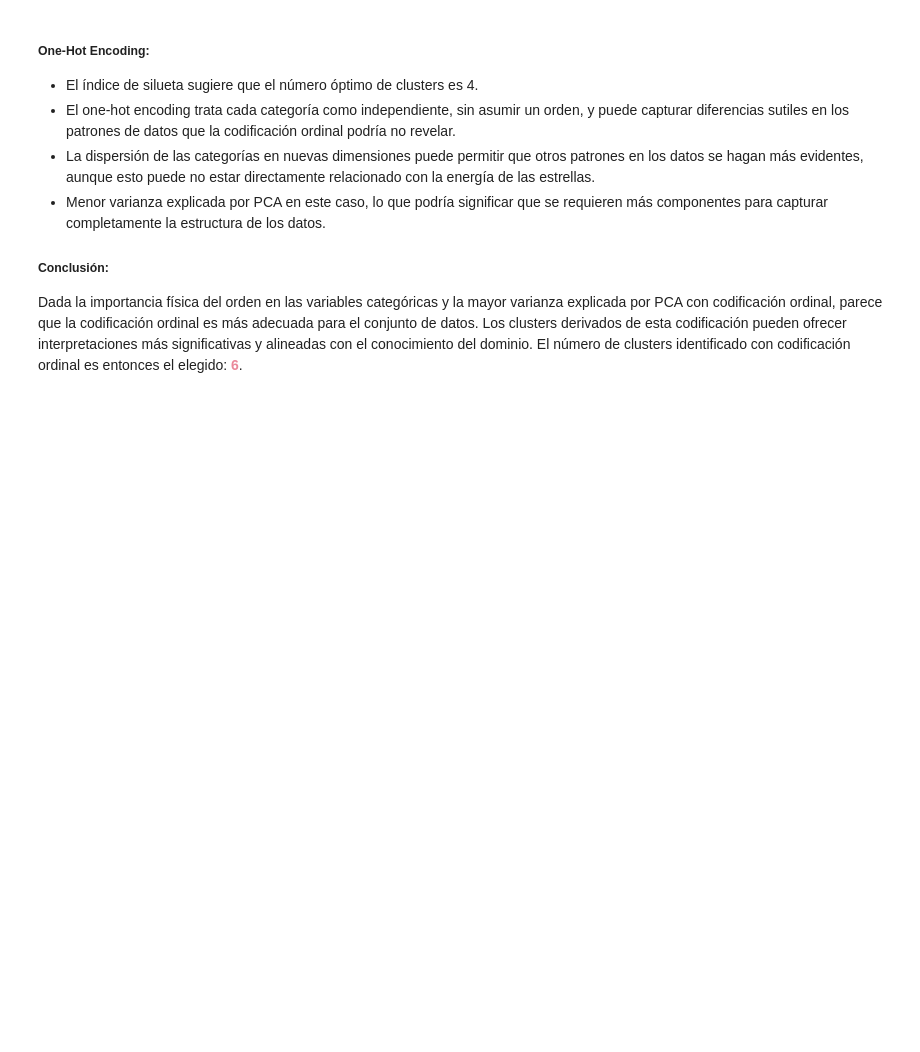
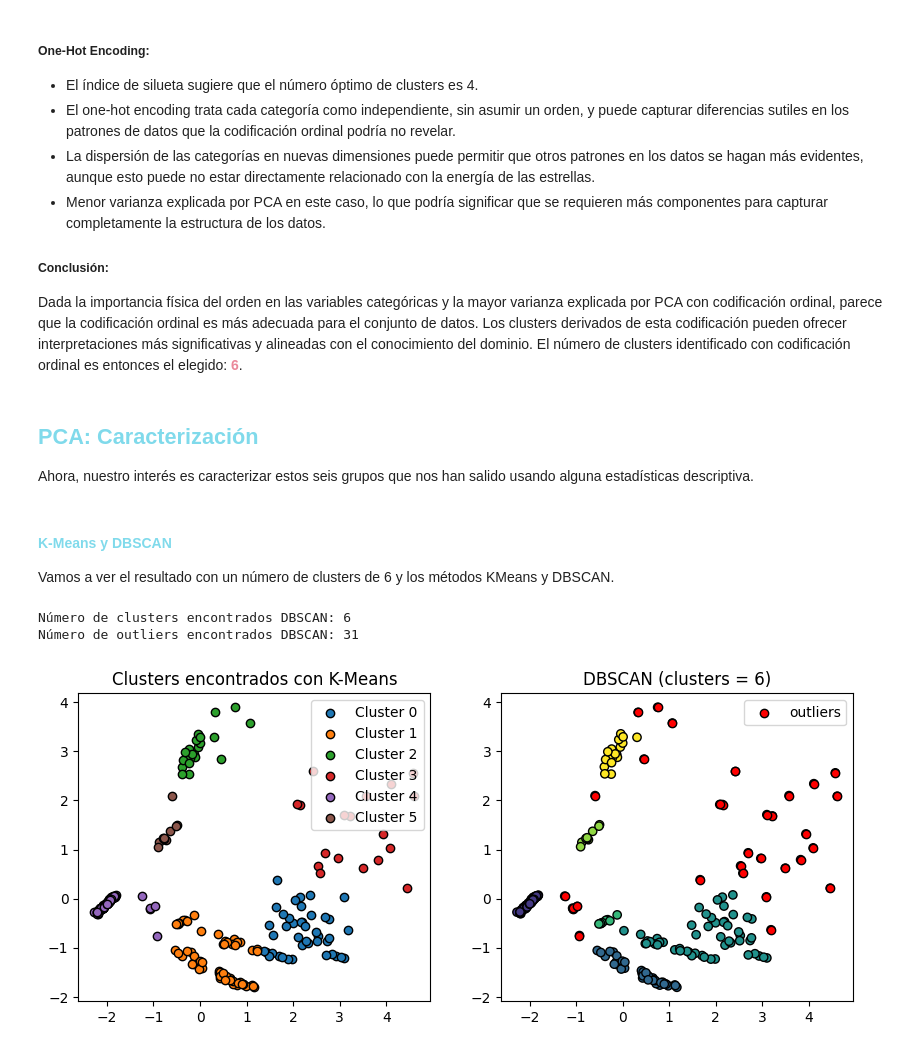
Before and after one commit to NataaNK/Grupo11_Practica2, a Jupyter notebook: main.ipynb, the cells around one changed output. Drawn from its saved outputs; the diff is of its cells as text; code cells hidden in the pictures; blank space fills up the shorter version.

Commit message:
algoritmos disitntos: K-means y DBSCAN

```diff
--- a/main.ipynb
+++ b/main.ipynb
@@ -654,3 +654,74 @@ plt.show()
 
 ##### Conclusión:
 Dada la importancia física del orden en las variables categóricas y la mayor varianza explicada por PCA con codificación ordinal, parece que la codificación ordinal es más adecuada para el conjunto de datos. Los clusters derivados de esta codificación pueden ofrecer interpretaciones más significativas y alineadas con el conocimiento del dominio. El número de clusters identificado con codificación ordinal es entonces el elegido: <span style="color:#EA899A">**6**</span>.
+# %% [markdown]
+## <span style="color:#80DAEB">PCA: Caracterización</span>
+
+Ahora, nuestro interés es caracterizar estos seis grupos que nos han salido usando alguna estadísticas descriptiva.
+# %% [markdown]
+#### <span style="color:#80DAEB">K-Means y DBSCAN</span>
+
+Vamos a ver el resultado con un número de clusters de 6 y los métodos KMeans y DBSCAN.
+# %%
+from sklearn.cluster import DBSCAN
+
+fig, ax = plt.subplots(1, 2, figsize=(10, 4))
+
+# Clustering Kmeans
+
+y_predict_Kmeans = KMeans(n_clusters=6,
+                          n_init=25,
+                          random_state=100472007).fit_predict(X=X_trans_ordinal)
+
+for i in np.unique(y_predict_Kmeans):
+    ax[0].scatter(
+        x = X_trans_ordinal[y_predict_Kmeans == i, 0],
+        y = X_trans_ordinal[y_predict_Kmeans == i, 1],
+        c = plt.rcParams['axes.prop_cycle'].by_key()['color'][i],
+        marker    = 'o',
+        edgecolor = 'black',
+        label= f"Cluster {i}"
+    )
+ax[0].set_title('Clusters encontrados con K-Means')
+ax[0].legend()
+
+# Clustering DBSCAN
+
+modelo_dbscan = DBSCAN(eps = 0.4, min_samples  = 5, metric = 'euclidean')
+y_predict_dbscan = modelo_dbscan.fit(X=X_trans_ordinal)
+
+labels = modelo_dbscan.labels_
+ax[1].scatter(
+    x = X_trans_ordinal[:, 0],
+    y = X_trans_ordinal[:, 1],
+    c = labels,
+    marker    = 'o',
+    edgecolor = 'black'
+)
+
+
+# Los outliers se identifican con el label -1
+ax[1].scatter(
+    x = X_trans_ordinal[labels == -1, 0],
+    y = X_trans_ordinal[labels == -1, 1],
+    c = 'red',
+    marker    = 'o',
+    edgecolor = 'black',
+    label = 'outliers'
+)
+
+ax[1].set_title(f'DBSCAN (clusters = {len(set(labels)) - (1 if -1 in labels else 0)})')
+ax[1].legend()
+
+
+# Número de clusters y observaciones "outliers" - DBSCAN
+# ==============================================================================
+n_clusters = len(set(labels)) - (1 if -1 in labels else 0)
+n_noise    = list(labels).count(-1)
+
+print(f'Número de clusters encontrados DBSCAN: {n_clusters}')
+print(f'Número de outliers encontrados DBSCAN: {n_noise}')
+# %% [output]
+Número de clusters encontrados DBSCAN: 6
+Número de outliers encontrados DBSCAN: 31
+[figure, added]
```
Also changed, not shown: parts of 6 cells of this notebook, 1 other file.
